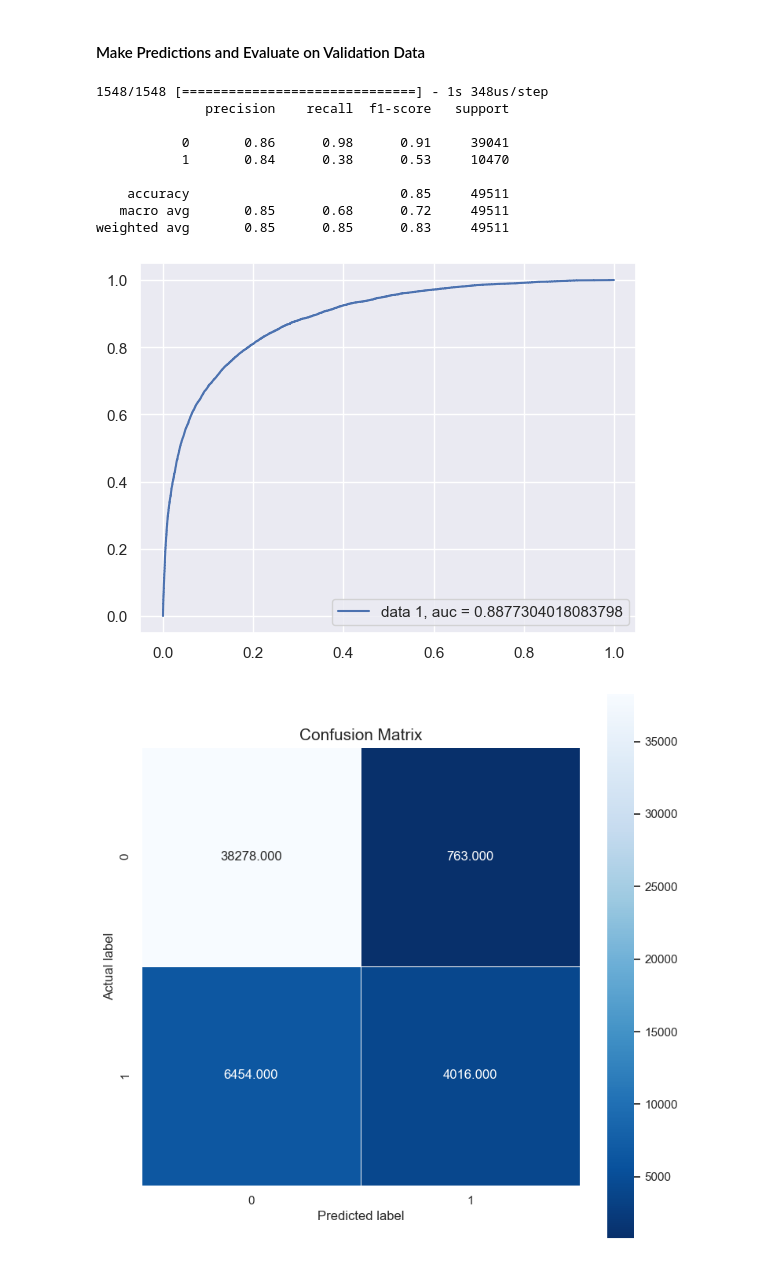
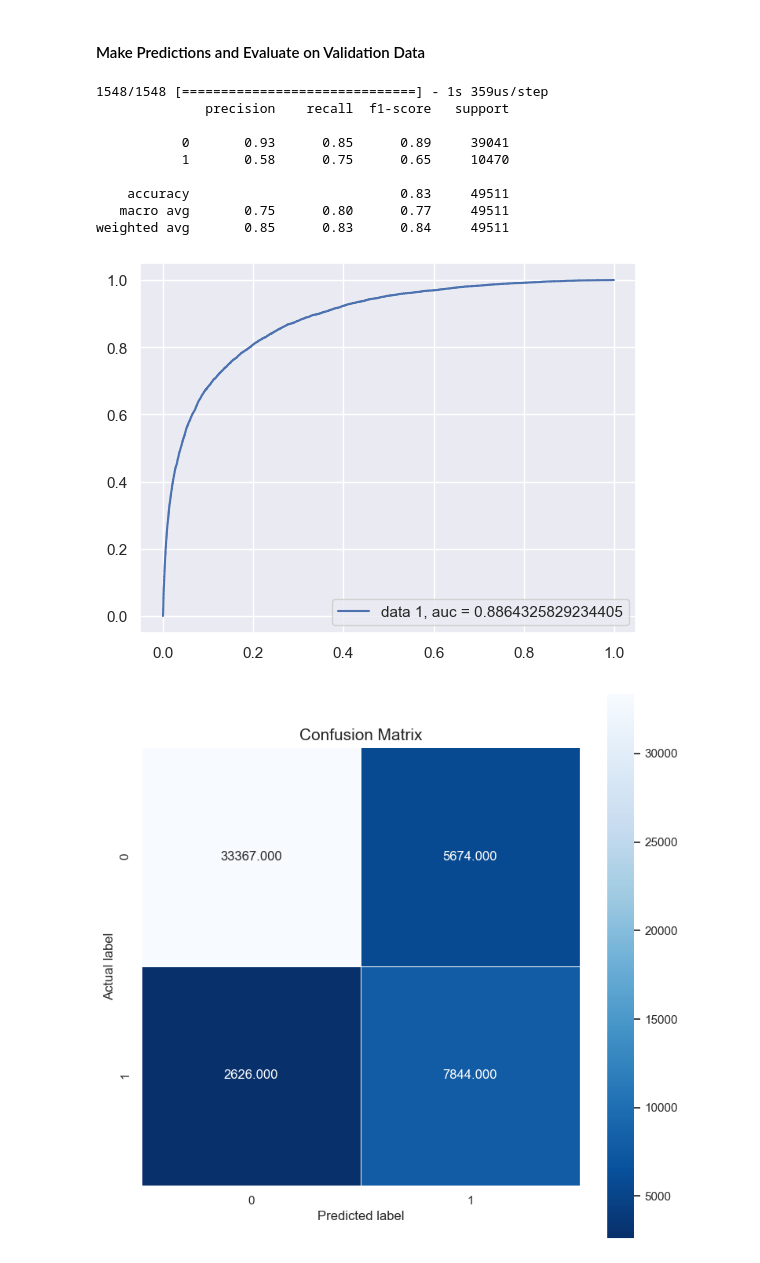
Before and after one commit to ihsiukaoBerkeley/FIT-IT, a Jupyter notebook: src/MNN_norm_param.ipynb, the cells around one changed output. Drawn from its saved outputs; the diff is of its cells as text; code cells hidden in the pictures.

Commit message:
updated MNN param tuning notebook

```diff
--- a/src/MNN_norm_param.ipynb
+++ b/src/MNN_norm_param.ipynb
@@ -159,7 +166,7 @@ for num_epochs in epoch_list:
                         #generate fold ids
                         for fold_i, (train_ids, val_ids) in enumerate(kfold.split(X_train_numeric)):
                             #build model based on CV iterations
-                            model = build_model(hidden_layers = num_layers, activation = activation_func, optimizer = optimizer, learning_rate = learning_rate)
+                            model = build_model(hidden_layers = num_layers, activation = activation_func, optimizer = optimizer, regularized = None, learning_rate = learning_rate)
 
                             #extract train data based on current fold ids
                             fold_train_num_features = X_train_numeric[train_ids]
@@ -444,0 +456,2 @@ plt.show()
+# %%
+l2_param = [None, 0.0001, 0.001, 0.01]
@@ -503,7 +604,7 @@ for num_epochs in epoch_list:
                         #generate fold ids
                         for fold_i, (train_ids, val_ids) in enumerate(kfold.split(X_train_balanced_numeric)):
                             #build model based on CV iterations
-                            model = build_model(hidden_layers = num_layers, activation = activation_func, optimizer = optimizer, learning_rate = learning_rate)
+                            model = build_model(hidden_layers = num_layers, activation = activation_func, optimizer = optimizer, regularized = None, learning_rate = learning_rate)
 
                             #extract train data based on current fold ids
                             fold_train_num_features = X_train_balanced_numeric[train_ids]
@@ -652,18 +774,18 @@ mnn_best_balanced.summary()
 #fit on train data and evaluate on validation data
 best_balanced_history = mnn_best_balanced.fit(
     x = {
-        "CreditScore": X_train_norm[["CreditScore"]],
-        "Geography": X_train_norm[["Geography"]],
-        "Gender": X_train_norm[["Gender"]],
-        "Age": X_train_norm[["Age"]],
-        "Tenure": X_train_norm[["Tenure"]],
-        "Balance": X_train_norm[["Balance"]],
-        "NumOfProducts": X_train_norm[["NumOfProducts"]],
-        "HasCrCard": X_train_norm[["HasCrCard"]],
-        "IsActiveMember": X_train_norm[["IsActiveMember"]],
-        "EstimatedSalary": X_train_norm[["EstimatedSalary"]],
+        "CreditScore": X_train_balanced[["CreditScore"]],
+        "Geography": X_train_balanced[["Geography"]],
+        "Gender": X_train_balanced[["Gender"]],
+        "Age": X_train_balanced[["Age"]],
+        "Tenure": X_train_balanced[["Tenure"]],
+        "Balance": X_train_balanced[["Balance"]],
+        "NumOfProducts": X_train_balanced[["NumOfProducts"]],
+        "HasCrCard": X_train_balanced[["HasCrCard"]],
+        "IsActiveMember": X_train_balanced[["IsActiveMember"]],
+        "EstimatedSalary": X_train_balanced[["EstimatedSalary"]],
     },
-    y = Y_train_norm,
+    y = Y_train_balanced,
     epochs = 30,
     batch_size = 32,
     validation_data = (
@@ -679,7 +801,7 @@ best_balanced_history = mnn_best_balanced.fit(
             "IsActiveMember": X_val_norm[["IsActiveMember"]],
             "EstimatedSalary": X_val_norm[["EstimatedSalary"]],
         },
-        Y_val_norm),
+        Y_val),
     verbose = 0)
 
 #print results
@@ -748,8 +870,8 @@ predict_val = mnn_best_balanced.predict({
 })
 
 #ROC Curve and AUC
-fpr, tpr, _ = metrics.roc_curve(Y_val_norm,  predict_val)
-auc = metrics.roc_auc_score(Y_val_norm, predict_val)
+fpr, tpr, _ = metrics.roc_curve(Y_val,  predict_val)
+auc = metrics.roc_auc_score(Y_val, predict_val)
 plt.plot(fpr, tpr, label = "data 1, auc = " + str(auc))
 plt.legend(loc = 4)
 
@@ -758,29 +880,29 @@ predict_val[predict_val <= 0.5] = 0
 predict_val[predict_val > 0.5] = 1
 
 #print metrics
-print(metrics.classification_report(Y_val_norm, predict_val))
+print(metrics.classification_report(Y_val, predict_val))
 
 plt.show()
 # %% [output]
-1548/1548 [==============================] - 1s 348us/step
+1548/1548 [==============================] - 1s 359us/step
               precision    recall  f1-score   support
 
-           0       0.86      0.98      0.91     39041
-           1       0.84      0.38      0.53     10470
+           0       0.93      0.85      0.89     39041
+           1       0.58      0.75      0.65     10470
 
-    accuracy                           0.85     49511
-   macro avg       0.85      0.68      0.72     49511
-weighted avg       0.85      0.85      0.83     49511
+    accuracy                           0.83     49511
+   macro avg       0.75      0.80      0.77     49511
+weighted avg       0.85      0.83      0.84     49511
 [figure]
 # %%
-confusion_matrix = metrics.confusion_matrix(Y_val_norm, predict_val)
+confusion_matrix = metrics.confusion_matrix(Y_val, predict_val)
 
 plt.figure(figsize = (9,9))
 sns.heatmap(confusion_matrix, annot = True, fmt = ".3f", linewidths=.5, square = True, cmap = "Blues_r")
 plt.ylabel("Actual label")
 plt.xlabel("Predicted label")
 plt.title("Confusion Matrix", size = 15)
 
 plt.show()
 # %% [output]
-[figure, old version]
+[figure, new version]
```
Also changed, not shown: parts of 18 cells of this notebook, 1 other file.
